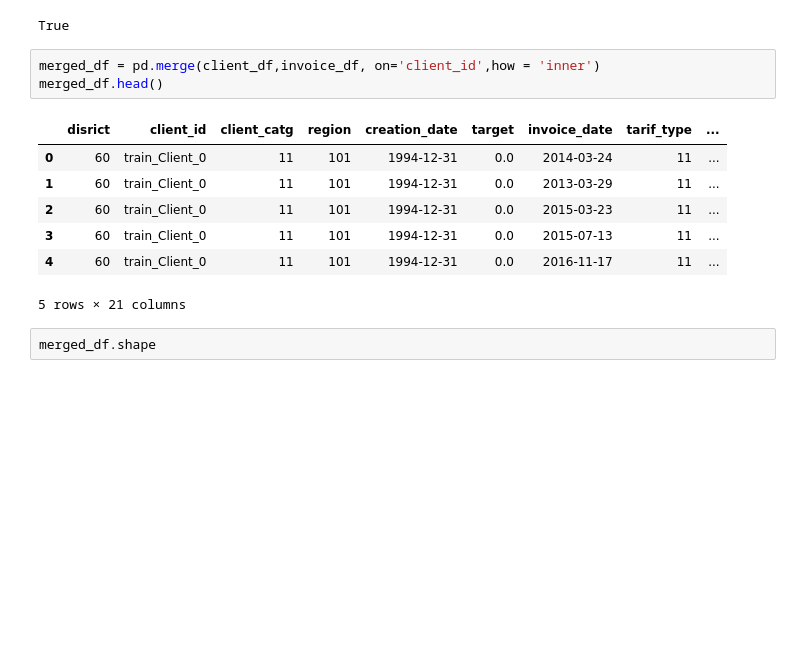
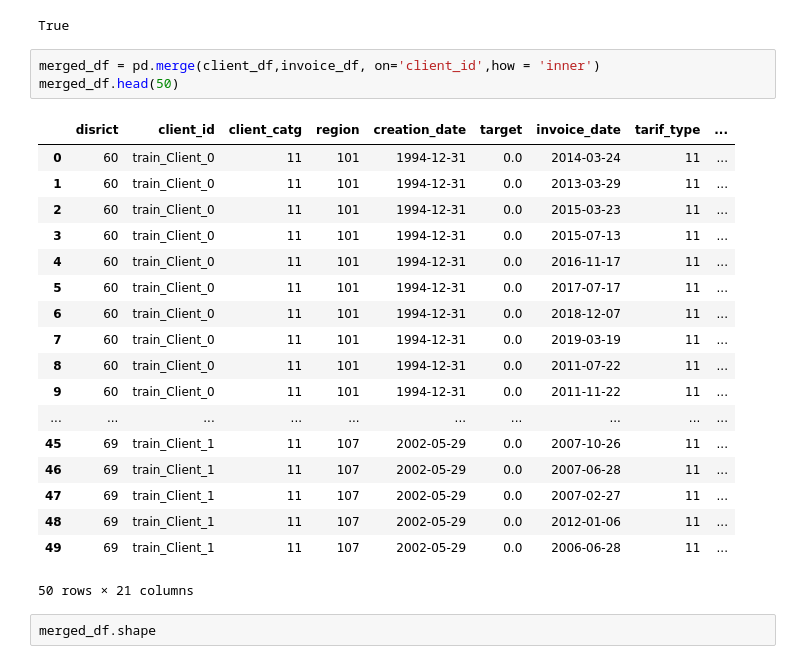
Before and after one commit to mariagichomo/Fraud-detection, a Jupyter notebook: Fraud_detection_pynb.ipynb, the cells around one changed output. Cells and saved outputs as stored; diff of their text form; blank space fills up the shorter version.

```diff
--- a/Fraud_detection_pynb.ipynb
+++ b/Fraud_detection_pynb.ipynb
@@ -212,15 +230,26 @@ client_df['client_id'].isin(invoice_df['client_id']).values.any()
 True
 # %%
 merged_df = pd.merge(client_df,invoice_df, on='client_id',how = 'inner')
-merged_df.head()
+merged_df.head(50)
 # %% [output]
 |  | disrict | client_id | client_catg | region | creation_date | target | invoice_date | tarif_type | ... |
 | 0 | 60 | train_Client_0 | 11 | 101 | 1994-12-31 | 0.0 | 2014-03-24 | 11 | ... |
 | 1 | 60 | train_Client_0 | 11 | 101 | 1994-12-31 | 0.0 | 2013-03-29 | 11 | ... |
 | 2 | 60 | train_Client_0 | 11 | 101 | 1994-12-31 | 0.0 | 2015-03-23 | 11 | ... |
 | 3 | 60 | train_Client_0 | 11 | 101 | 1994-12-31 | 0.0 | 2015-07-13 | 11 | ... |
 | 4 | 60 | train_Client_0 | 11 | 101 | 1994-12-31 | 0.0 | 2016-11-17 | 11 | ... |
+| 5 | 60 | train_Client_0 | 11 | 101 | 1994-12-31 | 0.0 | 2017-07-17 | 11 | ... |
+| 6 | 60 | train_Client_0 | 11 | 101 | 1994-12-31 | 0.0 | 2018-12-07 | 11 | ... |
+| 7 | 60 | train_Client_0 | 11 | 101 | 1994-12-31 | 0.0 | 2019-03-19 | 11 | ... |
+| 8 | 60 | train_Client_0 | 11 | 101 | 1994-12-31 | 0.0 | 2011-07-22 | 11 | ... |
+| 9 | 60 | train_Client_0 | 11 | 101 | 1994-12-31 | 0.0 | 2011-11-22 | 11 | ... |
+| ... | ... | ... | ... | ... | ... | ... | ... | ... | ... |
+| 45 | 69 | train_Client_1 | 11 | 107 | 2002-05-29 | 0.0 | 2007-10-26 | 11 | ... |
+| 46 | 69 | train_Client_1 | 11 | 107 | 2002-05-29 | 0.0 | 2007-06-28 | 11 | ... |
+| 47 | 69 | train_Client_1 | 11 | 107 | 2002-05-29 | 0.0 | 2007-02-27 | 11 | ... |
+| 48 | 69 | train_Client_1 | 11 | 107 | 2002-05-29 | 0.0 | 2012-01-06 | 11 | ... |
+| 49 | 69 | train_Client_1 | 11 | 107 | 2002-05-29 | 0.0 | 2006-06-28 | 11 | ... |
-5 rows × 21 columns
+50 rows × 21 columns
 # %%
 merged_df.shape
 # %% [output]
```
Also changed, not shown: parts of 2 cells of this notebook.
